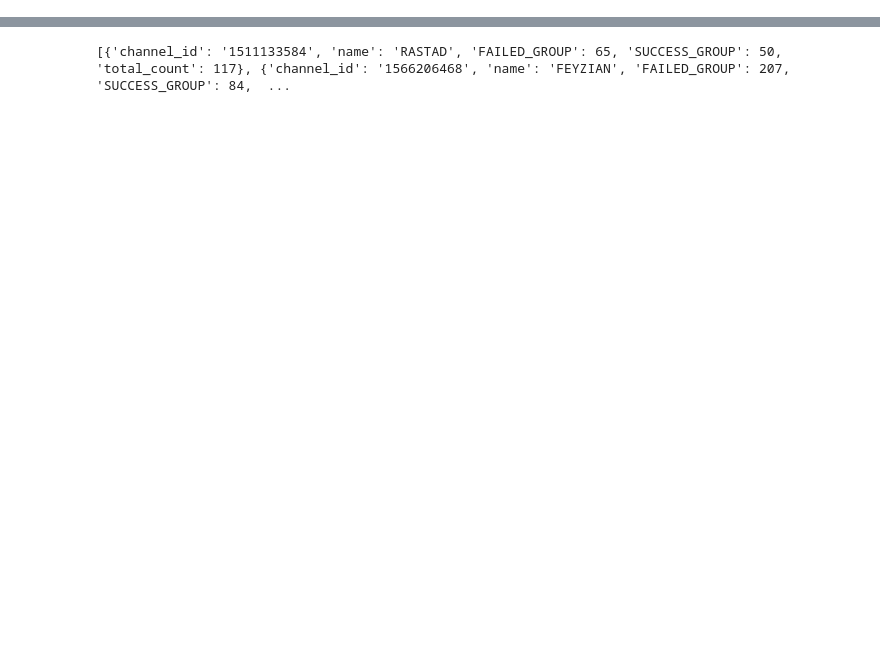
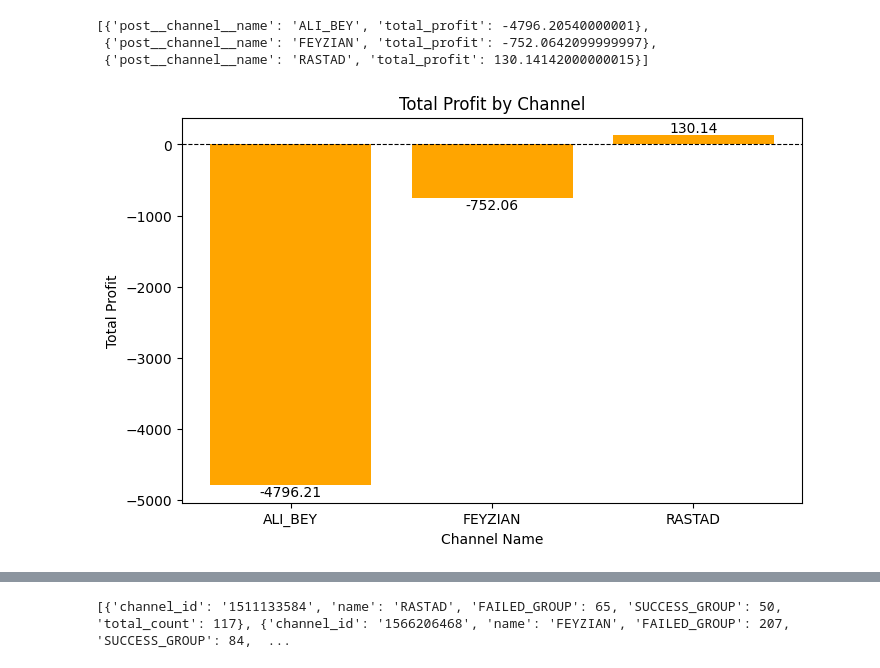
Before and after one commit to farnoodlotfali/cryptocurrency-telegram, a Jupyter notebook: oogway/channel-statistic/general-stat/report-all-channel-stat.ipynb, the cells around one changed output, grey strips where cells are left out. Cells and saved outputs as stored; diff of their text form; code cells hidden in the pictures; blank space fills up the shorter version.

```diff
--- a/oogway/channel-statistic/general-stat/report-all-channel-stat.ipynb
+++ b/oogway/channel-statistic/general-stat/report-all-channel-stat.ipynb
@@ -135,3 +157,54 @@ plt.show()
+# %%
+
+
+from django.db.models import Sum, Count
+from PostAnalyzer.models import Predict
+from asgiref.sync import sync_to_async
+
+
+
+total_results = await sync_to_async(
+        lambda: list(
+            Predict.objects
+                    .select_related('post__channel')
+                    .values('post__channel__name')
+                    .annotate(total_profit=Sum('profit'))
+                    .order_by('post__channel__name')
+                    )
+    )()
+
+
+total_results
+# %% [output]
+[{'post__channel__name': 'ALI_BEY', 'total_profit': -4796.20540000001},
+ {'post__channel__name': 'FEYZIAN', 'total_profit': -752.0642099999997},
+ {'post__channel__name': 'RASTAD', 'total_profit': 130.14142000000015}]
+# %%
+import matplotlib.pyplot as plt
+
+df = pd.DataFrame(total_results)
+# Assuming df contains the data with columns 'post__channel__name' and 'total_profit'
+plt.figure(figsize=(8, 5))
+bars = plt.bar(df['post__channel__name'], df['total_profit'], color='orange')
+
+# Add value labels on each bar
+for bar in bars:
+    height = bar.get_height()
+    plt.text(
+        bar.get_x() + bar.get_width() / 2,  # Position x in the center of the bar
+        height,  # Position y at the height of the bar
+        f'{height:.2f}',  # Format value with 2 decimal places
+        ha='center',  # Horizontal alignment center
+        va='bottom' if height >= 0 else 'top',  # Adjust vertical alignment for negative values
+    )
+
+plt.xlabel('Channel Name')
+plt.ylabel('Total Profit')
+plt.title('Total Profit by Channel')
+plt.axhline(0, color='black', linewidth=0.8, linestyle='--')  # Add a line at 0 for reference
+plt.show()
+# %% [output]
+[figure, added]
 # %%
 from django.db.models import Sum, Count
 from PostAnalyzer.models import Predict
```
Also changed, not shown: parts of 13 cells of this notebook, 3 other files.
